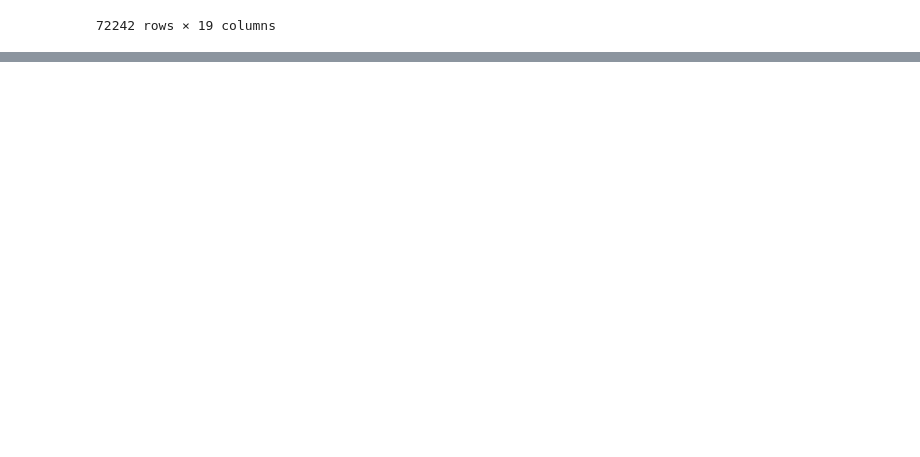
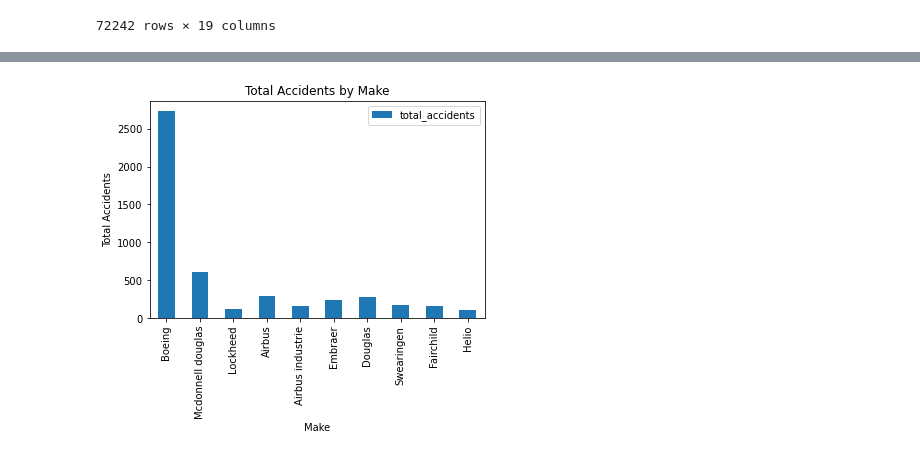
Before and after one commit to m-romanski/Determining-Safest-Aircraft, a Jupyter notebook: ramsi.ipynb, the cells around one changed output, grey strips where cells are left out. Cells and saved outputs as stored; diff of their text form; code cells hidden in the pictures; blank space fills up the shorter version.

```diff
--- a/ramsi.ipynb
+++ b/ramsi.ipynb
@@ -340,0 +487,8 @@ df.describe()
+# %%
+safest_overall_aircrafts.plot.bar(x='Make', y='total_accidents')
+plt.xlabel('Make')
+plt.ylabel('Total Accidents')
+plt.title('Total Accidents by Make')
+plt.show()
+# %% [output]
+[figure, added]
```
Also changed, not shown: parts of 24 cells of this notebook.
